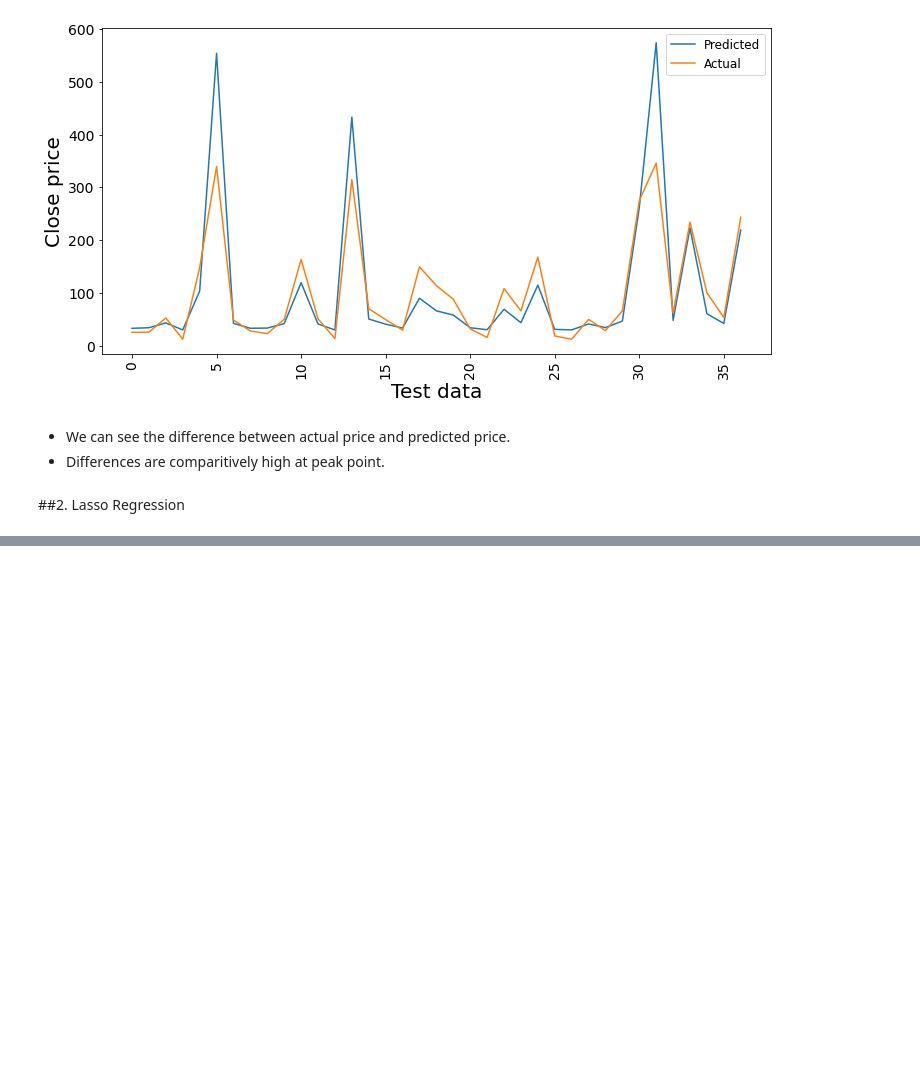
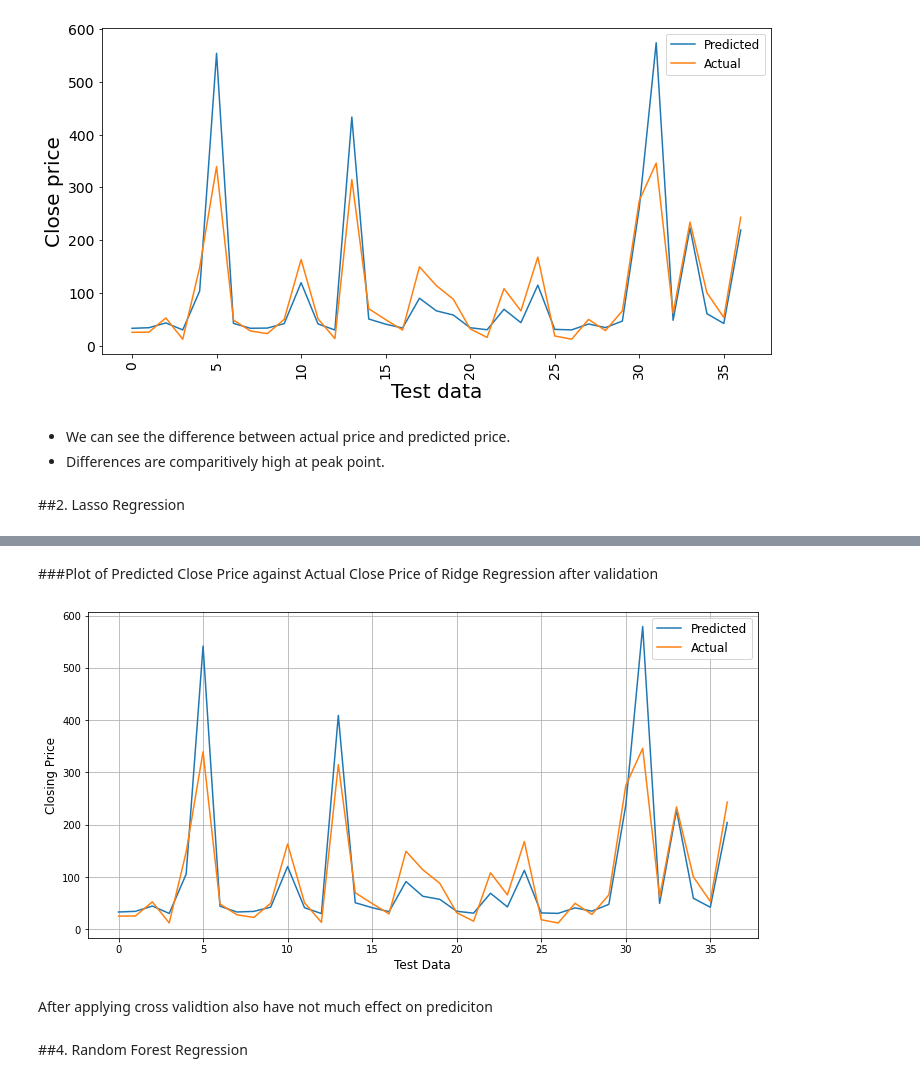
Before and after one commit to Ashfaquesayyed/Yes-bank-stock-closing-price-prediction, a Jupyter notebook: Yes_bank_stock_closing_price_new.ipynb, the cells around one changed output, grey strips where cells are left out. Saved outputs shown, nothing was run; the diff lists cells and outputs as text; code cells hidden in the pictures; blank space fills up the shorter version.

```diff
--- a/Yes_bank_stock_closing_price_new.ipynb
+++ b/Yes_bank_stock_closing_price_new.ipynb
@@ -647,0 +981,5 @@ plt.legend(['Predicted','Actual'], fontsize = 12)
+# %%
+# Hyperparameter tunning
+ridge_cross = Ridge()
+parameters = {'alpha': [1e-15, 1e-13, 1e-10, 1e-8, 1e-5, 1e-4, 1e-3, 1e-2, 1e-1, 1, 5, 10, 20, 30, 40, 45, 50, 55, 60, 100]}
+ridge_regressor = GridSearchCV(ridge_cross, parameters, scoring = 'neg_mean_squared_error', cv=3)
@@ -647,0 +1002,4 @@ plt.legend(['Predicted','Actual'], fontsize = 12)
+# %%
+# Prediction on test data
+y_pred_ridge1 = ridge_regressor.predict(x_test)
+y_pred_ridge1
@@ -647,0 +1066,23 @@ plt.legend(['Predicted','Actual'], fontsize = 12)
+# %% [markdown]
+###Plot of Predicted Close Price against Actual Close Price of Ridge Regression after validation
+# %%
+#figure size
+plt.figure(figsize=(12,6))
+
+#plot
+plt.plot(10**(y_pred_ridge1))
+plt.plot(10**(np.array(y_test)))
+
+#legend
+plt.legend(['Predicted','Actual'], fontsize = 12)
+
+#labels
+plt.xlabel('Test Data', fontsize= 12)
+plt.ylabel('Closing Price', fontsize= 12)
+plt.grid()
+# %% [output]
+[figure, added]
+# %% [markdown]
+After applying cross validtion also have not much effect on prediciton
+# %% [markdown]
+##4. Random Forest Regression
```
Also changed, not shown: parts of 45 cells of this notebook.
